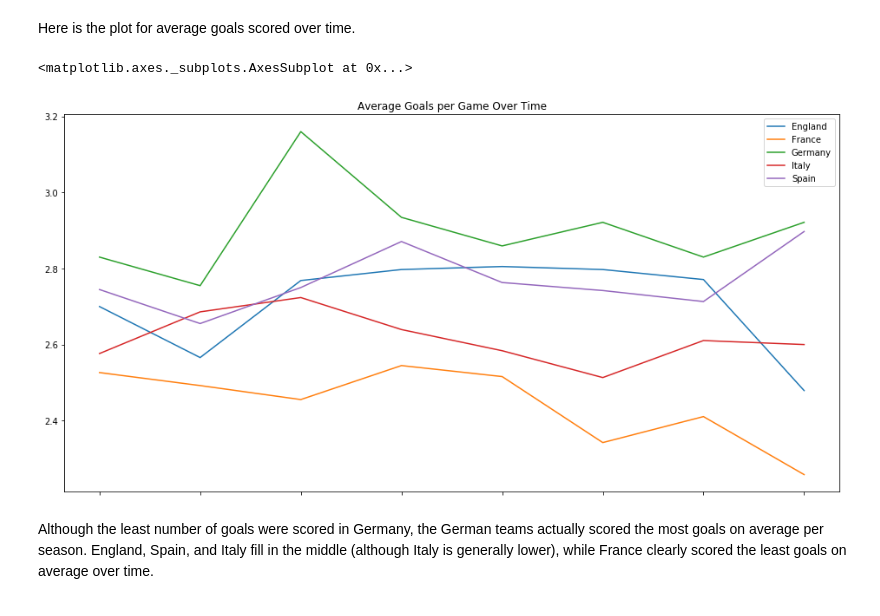
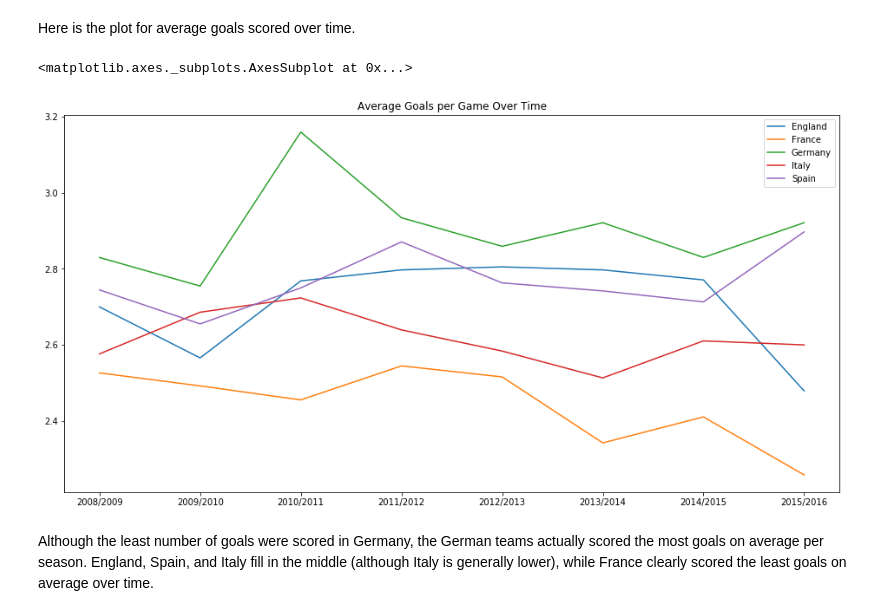
Before and after one commit to ipaulson/soccer-db, a Jupyter notebook: eu-soccer-db.ipynb, the cells around one changed output. Cells and saved outputs as stored; diff of their text form; code cells hidden in the pictures.

```diff
--- a/eu-soccer-db.ipynb
+++ b/eu-soccer-db.ipynb
@@ -272,16 +272,20 @@ Here is the plot for average goals scored over time.
 # %%
 df = pd.DataFrame(index=np.sort(goals_by_season['season'].unique()), columns=goals_by_season['country_name'].unique())
 
 df.loc[:,'Spain'] = list(goals_by_season.loc[goals_by_season['country_name']=='Spain','avg_goals'])
 df.loc[:,'England'] = list(goals_by_season.loc[goals_by_season['country_name']=='England','avg_goals'])
 df.loc[:,'Italy'] = list(goals_by_season.loc[goals_by_season['country_name']=='Italy','avg_goals'])
 df.loc[:,'Germany'] = list(goals_by_season.loc[goals_by_season['country_name']=='Germany','avg_goals'])
 df.loc[:,'France'] = list(goals_by_season.loc[goals_by_season['country_name']=='France','avg_goals'])
 
-df.plot(figsize=(16,8), title='Average Goals per Game Over Time')
+plot = df.plot(figsize=(16,8), title='Average Goals per Game Over Time')
+
+labels = list(df.index)
+plot.set_xticklabels(np.append(np.roll(labels,1),labels[7]))
+display(plot)
 # %% [output]
 <matplotlib.axes._subplots.AxesSubplot at 0x...>
-[figure, old version]
+[figure, new version]
 # %% [markdown]
 Although the least number of goals were scored in Germany, the German teams actually scored the most goals on average per season. England, Spain, and Italy fill in the middle (although Italy is generally lower), while France clearly scored the least goals on average over time.
 # %% [markdown]
```
Also changed, not shown: parts of 2 cells of this notebook, 1 other file.
